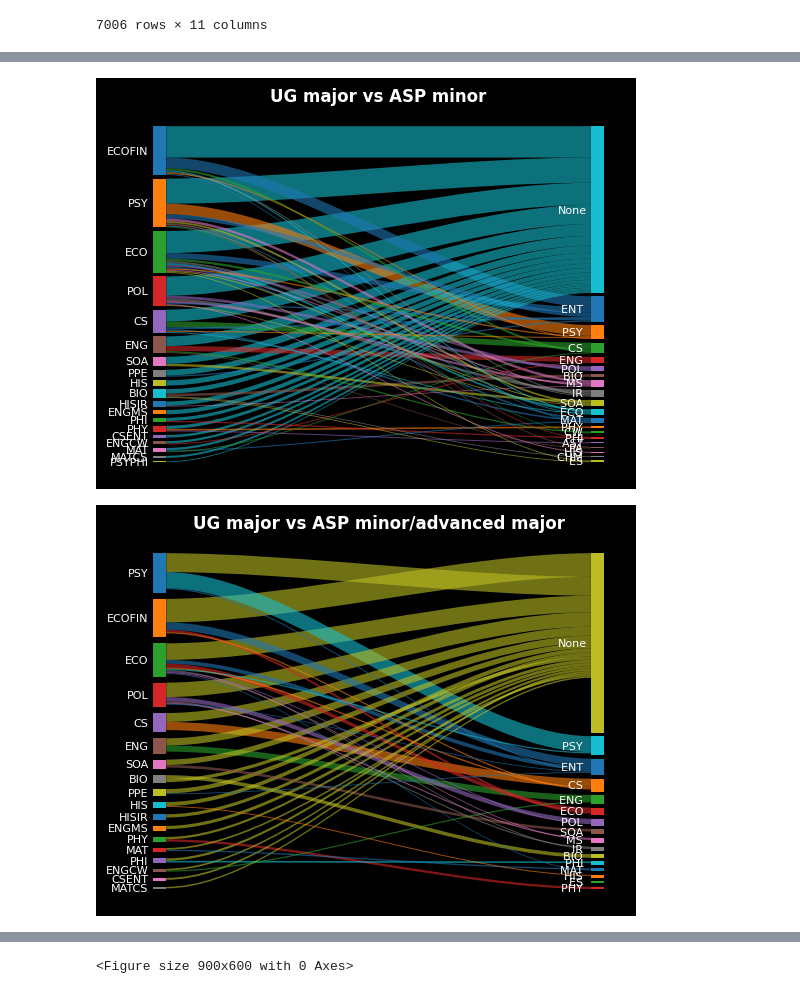
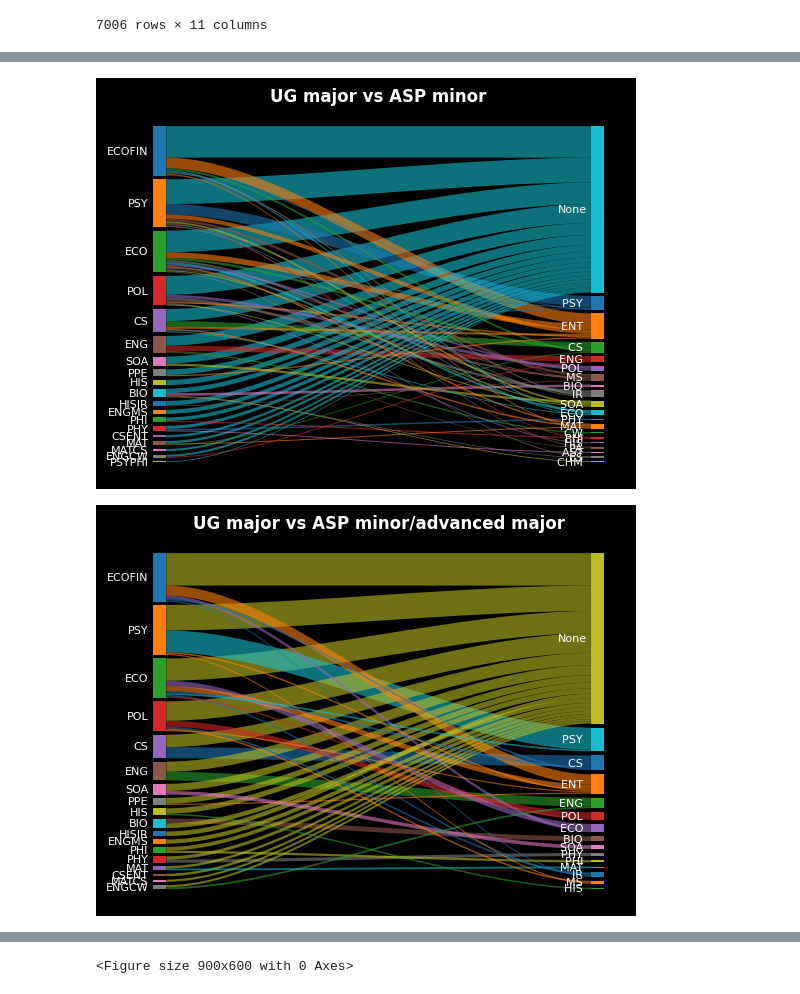
Before and after one commit to kkkarnav/ashokaDemo, a Jupyter notebook: 4_analyse_students.ipynb, the cells around one changed output, grey strips where cells are left out. Drawn from its saved outputs; the diff is of its cells as text; code cells hidden in the pictures.

```diff
--- a/4_analyse_students.ipynb
+++ b/4_analyse_students.ipynb
@@ -15,7 +16,7 @@ plt.style.use('dark_background')
 # %%
 students_path = "./major_minor/students.csv"
 # %%
-df = pd.read_csv(students_path)
+df = pd.read_csv(students_path).drop(["email", "id"], axis=1)
 df
 # %% [output]
 |  | batch | email | id | name | status | major | minor | program | grad | cgpa | mgpa |
@@ -31,13 +32,3 @@ df
 | 7004 | UG 2023-27 | zahrah.imani_ug2023@ashoka.edu.in | 1020231749 | Zahrah Salim Imani | Enrolled | NaN | NaN | UG | 2027.0 | 3.82 | 0.0 |
 | 7005 | UG 2023-27 | zohran.ahmed_ug2023@ashoka.edu.in | 1020231751 | Zohran Ahmed | Enrolled | NaN | NaN | UG | 2027.0 | 3.01 | 0.0 |
 7006 rows × 11 columns
-# %%
-df = df.sort_values(by=['major'])
-df = df[df["status"] != "Early Exit"].reset_index(drop=True)
-
-ax = df[df["program"] == "UG"]["major"].hist(bins=df["major"].nunique(), color="steelblue")
-ax.set_title('Distribution of majors', weight='bold')
-ax.set_xlabel('Major')
-ax.set_ylabel('Frequency')
-plt.xticks(rotation=45)
-plt.show()
@@ -46,10 +34,0 @@ plt.show()
-# %%
-df = df.sort_values(by=["grad", "major"])
-
-ax = df[df["batch"] == "UG 2014-17"]["major"].hist(bins=df["major"].nunique(), width=0.8, color="steelblue", density=True, alpha=0.8)
-ax2 = df[df["batch"] == "UG 2021-24"]["major"].hist(bins=df["major"].nunique(), width=1, color="firebrick", density=True, alpha=0.8)
-ax.set_title('Distribution of majors: first year vs last year', weight='bold')
-ax.set_xlabel('Major')
-ax.set_ylabel('Frequency')
-plt.xticks(rotation=45)
-plt.show()
@@ -131,5 +83,5 @@ s = Sankey(flows=flows,
 plt.title("UG major vs ASP minor", weight="bold")
 s.draw()
 # %% [output]
-[figure, old version]
+[figure, new version]
 # %%
@@ -140,12 +88,12 @@ level2 = sorted([(key, value) for key, value in all_people["major_asp"].value_co
 flows = list((all_people[["major_ug", "major_asp"]].value_counts()).reset_index().apply(
     lambda x: (x["major_ug"], x["major_asp"], x["count"]), axis=1))[:45]
 # %%
-s = Sankey(flows=flows, nodes=[level1, level2],
+s = Sankey(flows=flows,
            node_opts=dict(label_pos="left", label_opts={"fontsize": 8}, label_format='{label}'))
 plt.title("UG major vs ASP minor/advanced major", weight="bold")
 s.draw()
 # %% [output]
-[figure, old version]
+[figure, new version]
 # %%
 asp_counts = all_people[["batch_ug", "status_asp", "grad_ug", "major_ug"]].fillna("None").value_counts().reset_index(drop=False).sort_values(by=["batch_ug"])
 asp_counts = asp_counts[(asp_counts["status_asp"] != "Not Graduated") & (asp_counts["grad_ug"] < 2025)]
```
Also changed, not shown: parts of 55 cells of this notebook.
